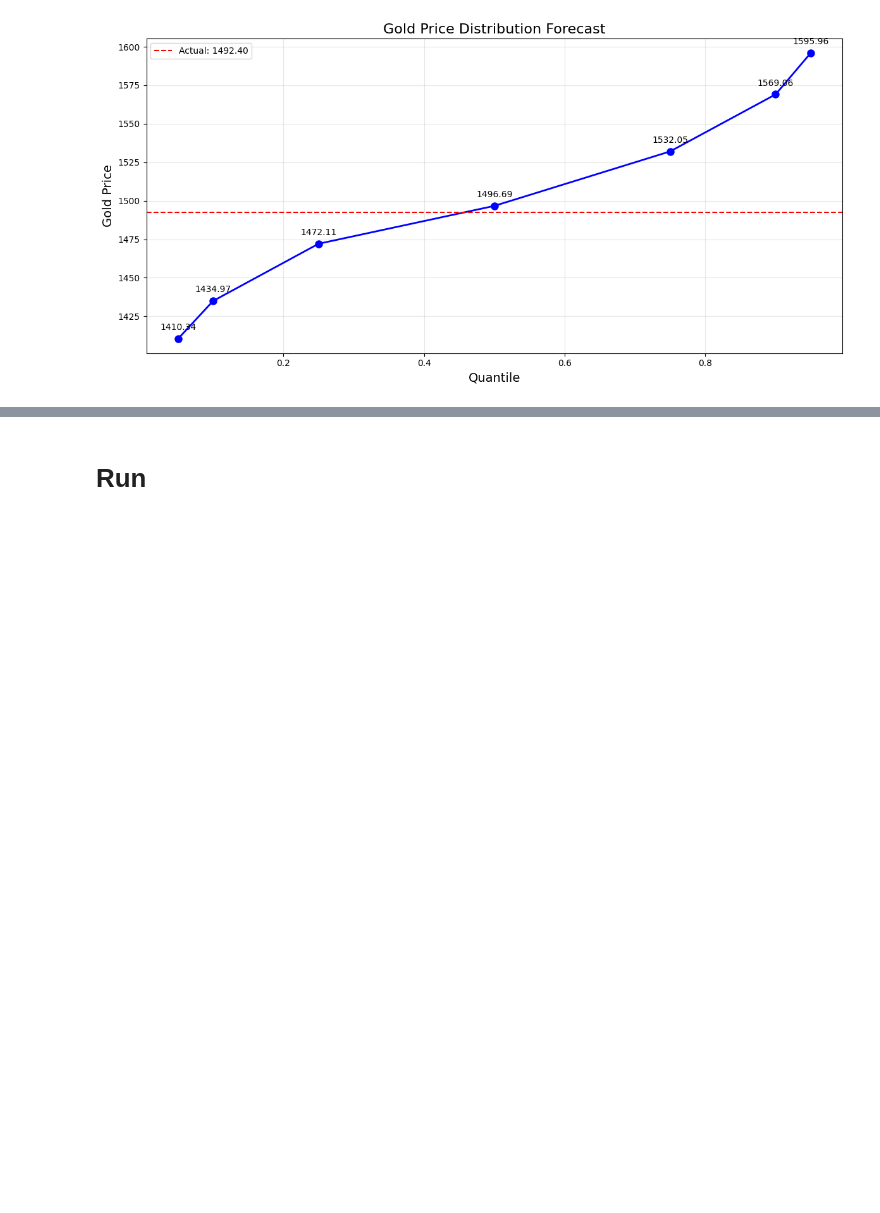
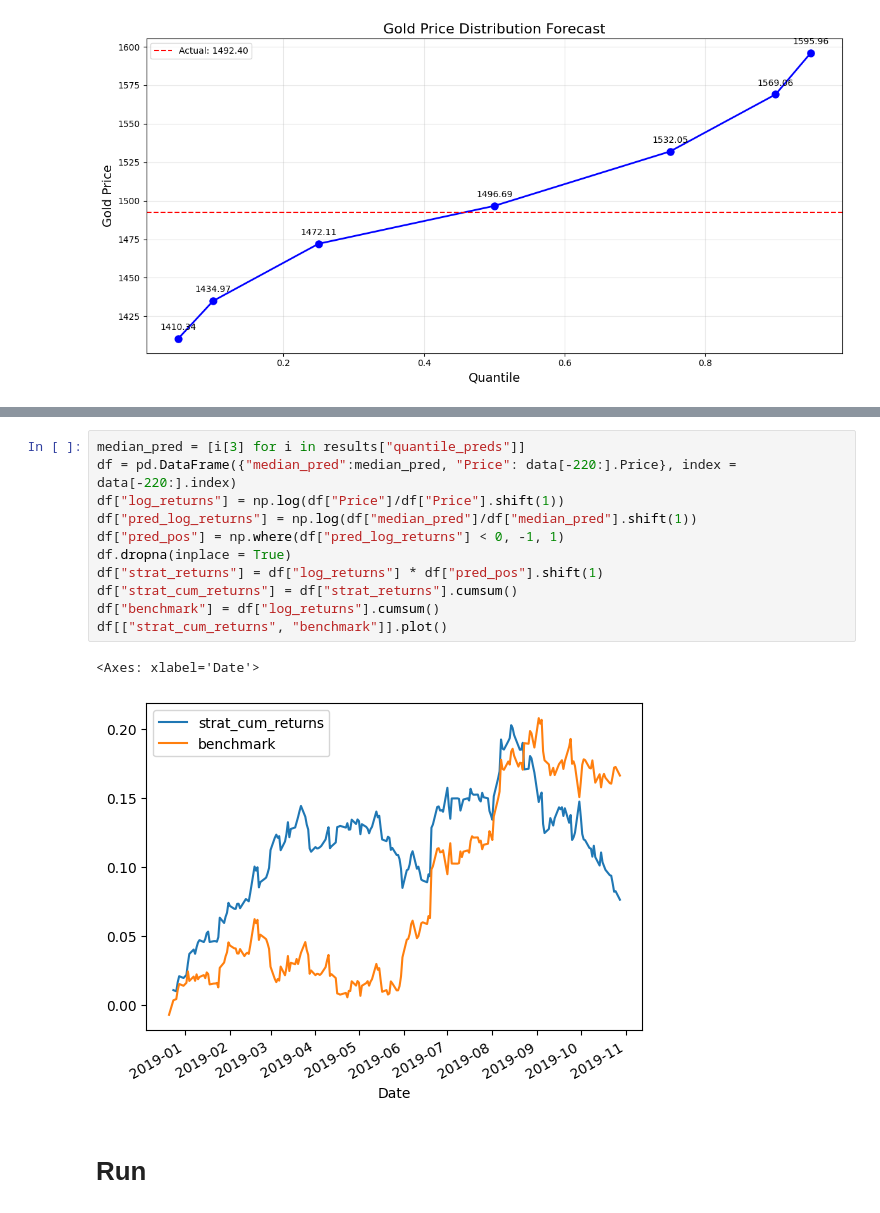
Before and after one commit to whyyouj/market-sentiment-analysis, a Jupyter notebook: gold_historical/lstm.ipynb, the cells around one changed output, grey strips where cells are left out. Saved outputs shown, nothing was run; the diff lists cells and outputs as text; blank space fills up the shorter version.

Commit message:
Random strategy tests

```diff
--- a/gold_historical/lstm.ipynb
+++ b/gold_historical/lstm.ipynb
@@ -572,3 +582,17 @@ Epoch 6/40
+# %%
+median_pred = [i[3] for i in results["quantile_preds"]]
+df = pd.DataFrame({"median_pred":median_pred, "Price": data[-220:].Price}, index = data[-220:].index)
+df["log_returns"] = np.log(df["Price"]/df["Price"].shift(1))
+df["pred_log_returns"] = np.log(df["median_pred"]/df["median_pred"].shift(1))
+df["pred_pos"] = np.where(df["pred_log_returns"] < 0, -1, 1)
+df.dropna(inplace = True)
+df["strat_returns"] = df["log_returns"] * df["pred_pos"].shift(1)
+df["strat_cum_returns"] = df["strat_returns"].cumsum()
+df["benchmark"] = df["log_returns"].cumsum()
+df[["strat_cum_returns", "benchmark"]].plot()
+# %% [output]
+<Axes: xlabel='Date'>
+[figure, added]
 # %% [markdown]
 # Run
 # %% [markdown]
```
Also changed, not shown: parts of 4 cells of this notebook.
